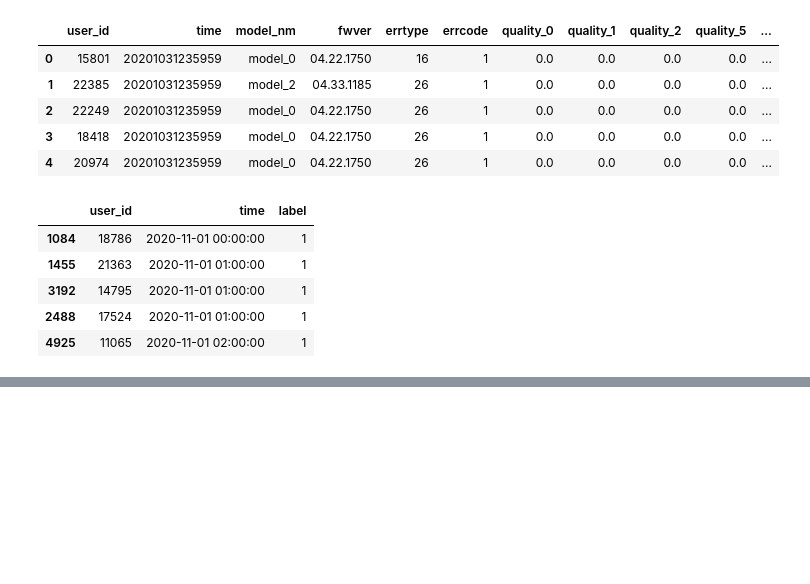
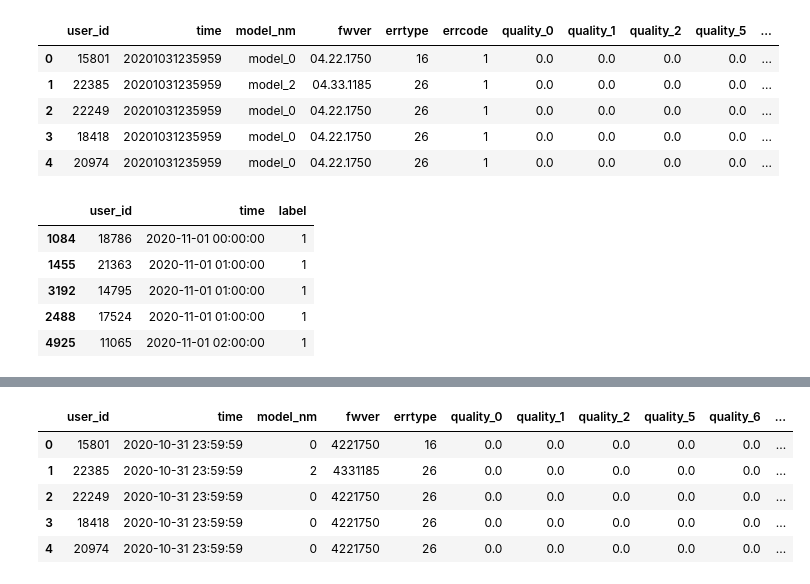
Before and after one commit to sue-bin/quality-change-prediction, a Jupyter notebook: codes/new_fe.ipynb, the cells around one changed output, grey strips where cells are left out. Saved outputs shown, nothing was run; the diff lists cells and outputs as text; code cells hidden in the pictures; blank space fills up the shorter version.

```diff
--- a/codes/new_fe.ipynb
+++ b/codes/new_fe.ipynb
@@ -36,4 +36,9 @@ def string2num(x):
     else:
         return int(x)
 
-PATH = '/content/drive/MyDrive/YBIGTA/21-1 겨울방학/lg 품질변화 공모전/quality_change_prediction/data/'
+def string2num2(x):
+    # (,)( )과 같은 불필요한 데이터 정제
+    x = re.sub(r"[^0-9]+", '', str(x))
+    return int(x)
+
+PATH = "Jupyter Temp/data/"
@@ -287,0 +369,10 @@ train_err_chg_prob.head()
+# %%
+# 변수 이름 변경
+# error  -> train_x
+# problem-> train_y
+
+train_x = train_err_chg_prob.drop("label",axis=1)
+train_y =train_err_chg_prob["label"]
+
+print(train_x.shape)
+print(train_y.shape)
@@ -287,0 +382,6 @@ train_err_chg_prob.head()
+# %%
+train_x["model_nm"] = train_x["model_nm"].apply(lambda x : int(x[6:]))
+
+del train_x["errcode"]
+
+train_x["fwver"] = train_x["fwver"].apply(lambda x: string2num(x))
@@ -287,0 +443,12 @@ train_err_chg_prob.head()
+# %%
+train_x.reset_index(drop=True,inplace=True)
+test_x.reset_index(drop=True,inplace=True)
+# %%
+train_x.head()
+# %% [output]
+|  | user_id | time | model_nm | fwver | errtype | quality_0 | quality_1 | quality_2 | quality_5 | quality_6 | ... |
+| 0 | 15801 | 2020-10-31 23:59:59 | 0 | 4221750 | 16 | 0.0 | 0.0 | 0.0 | 0.0 | 0.0 | ... |
+| 1 | 22385 | 2020-10-31 23:59:59 | 2 | 4331185 | 26 | 0.0 | 0.0 | 0.0 | 0.0 | 0.0 | ... |
+| 2 | 22249 | 2020-10-31 23:59:59 | 0 | 4221750 | 26 | 0.0 | 0.0 | 0.0 | 0.0 | 0.0 | ... |
+| 3 | 18418 | 2020-10-31 23:59:59 | 0 | 4221750 | 26 | 0.0 | 0.0 | 0.0 | 0.0 | 0.0 | ... |
+| 4 | 20974 | 2020-10-31 23:59:59 | 0 | 4221750 | 26 | 0.0 | 0.0 | 0.0 | 0.0 | 0.0 | ... |
```
Also changed, not shown: parts of 52 cells of this notebook, 2 other files.
